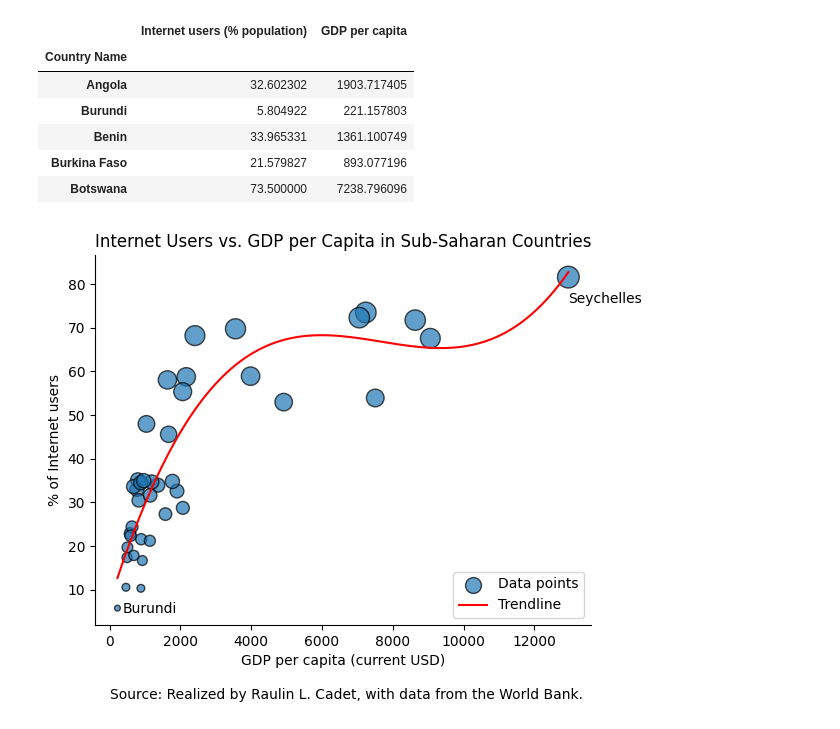
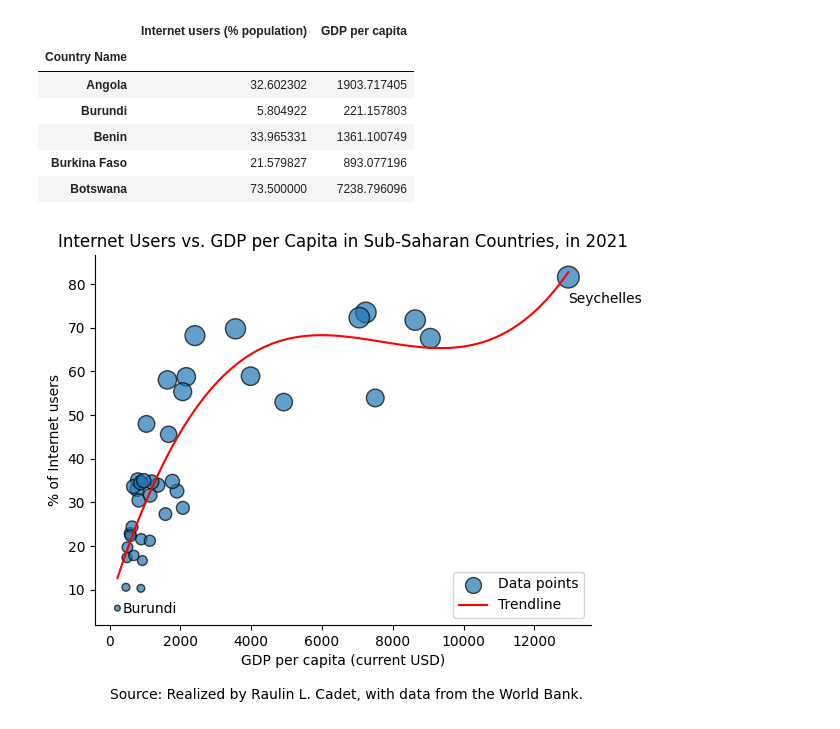
Before and after one commit to raulincadet/Macro, a Jupyter notebook: GDP/GDP&InternetUsers.ipynb, the cells around one changed output. Cells and saved outputs as stored; diff of their text form; code cells hidden in the pictures.

Commit message:
internet & GDP

```diff
--- a/GDP/GDP&InternetUsers.ipynb
+++ b/GDP/GDP&InternetUsers.ipynb
@@ -108,28 +108,28 @@ df_Af.head(5)
 # %%
 fig=plt.subplot()
 plt.scatter(x=df_Af['GDP per capita'],y=df_Af['Internet users (% population)'],alpha=0.7,s=df_Af['Internet users (% population)']*3,edgecolors='k',label='Data points')
 
 # Perform linear regression
 coefficients = np.polyfit(df_Af['GDP per capita'],df_Af['Internet users (% population)'], 3)
 linear_fit = np.poly1d(coefficients)
 # Create a range of x values for the line
 x_range = np.linspace(min(df_Af['GDP per capita']), max(df_Af['GDP per capita']), 100)
 
 # Calculate corresponding y values for the line
 y_fit = linear_fit(x_range)
 
 # Plot the smooth line
 plt.plot(x_range, y_fit, label='Trendline', color='red')
 plt.xlabel('GDP per capita (current USD)')
 plt.ylabel('% of Internet users')
-plt.title('Internet Users vs. GDP per Capita in Sub-Saharan Countries')
+plt.title('Internet Users vs. GDP per Capita in Sub-Saharan Countries, in 2021')
 fig.spines[['top','right']].set_visible(False)
 plt.legend(loc='lower right')
 plt.text(x=0,y=-15,s='Source: Realized by Raulin L. Cadet, with data from the World Bank.',fontsize=10)
 for i in range(df_Af.shape[0]):
     if df_Af['GDP per capita'][i]==max(df_Af['GDP per capita']):
         plt.text(df_Af['GDP per capita'][i],list(df_Af['Internet users (% population)'])[i]-6,s=df_Af.index[i])
     if df_Af['GDP per capita'][i]==min(df_Af['GDP per capita']):
         plt.text(df_Af['GDP per capita'][i]+150,list(df_Af['Internet users (% population)'])[i]-1,s=df_Af.index[i])
 # %% [output]
-[figure, old version]
+[figure, new version]
```
Also changed, not shown: 2 other files.
